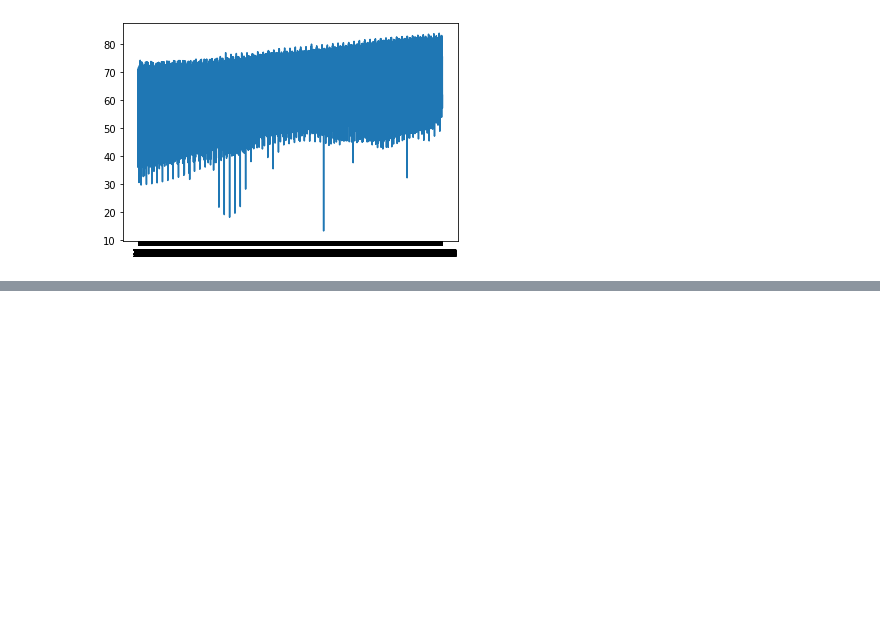
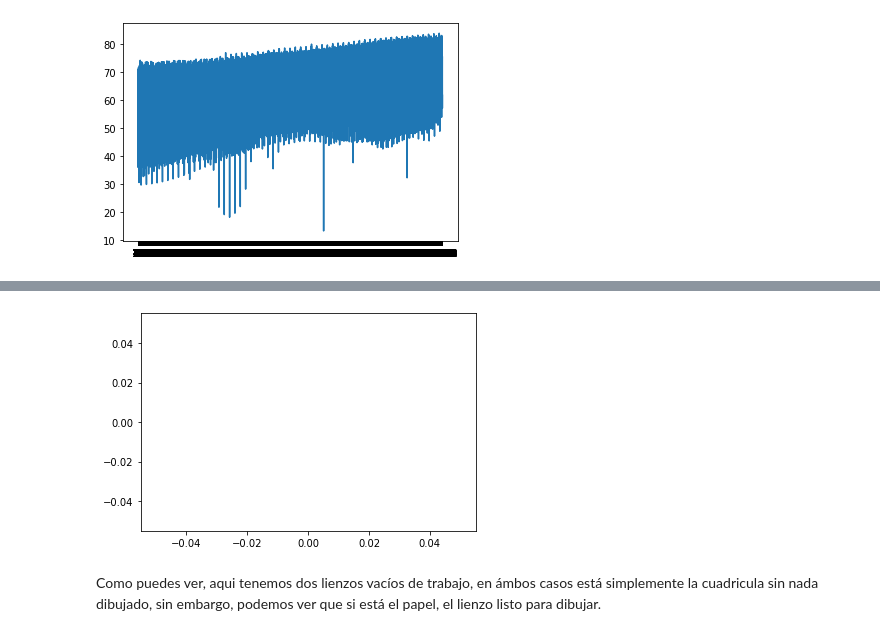
Before and after one commit to ALRIER/BigD_KonradLorenz, a Jupyter notebook: Graphics.ipynb, the cells around one changed output, grey strips where cells are left out. Saved outputs shown, nothing was run; the diff lists cells and outputs as text; code cells hidden in the pictures; blank space fills up the shorter version.

```diff
--- a/Graphics.ipynb
+++ b/Graphics.ipynb
@@ -317,0 +177,9 @@ p + geom_point(aes(col=region), size = 3) +
+# %%
+import matplotlib.pyplot as plt
+
+plt.plot()
+plt.show()
+# %% [output]
+[figure, added]
+# %% [markdown]
+Como puedes ver, aqui tenemos dos lienzos vacíos de trabajo, en ámbos casos  está simplemente la cuadricula sin nada dibujado, sin embargo, podemos ver que si está el papel, el lienzo listo para dibujar.
```
Also changed, not shown: parts of 29 cells of this notebook.
